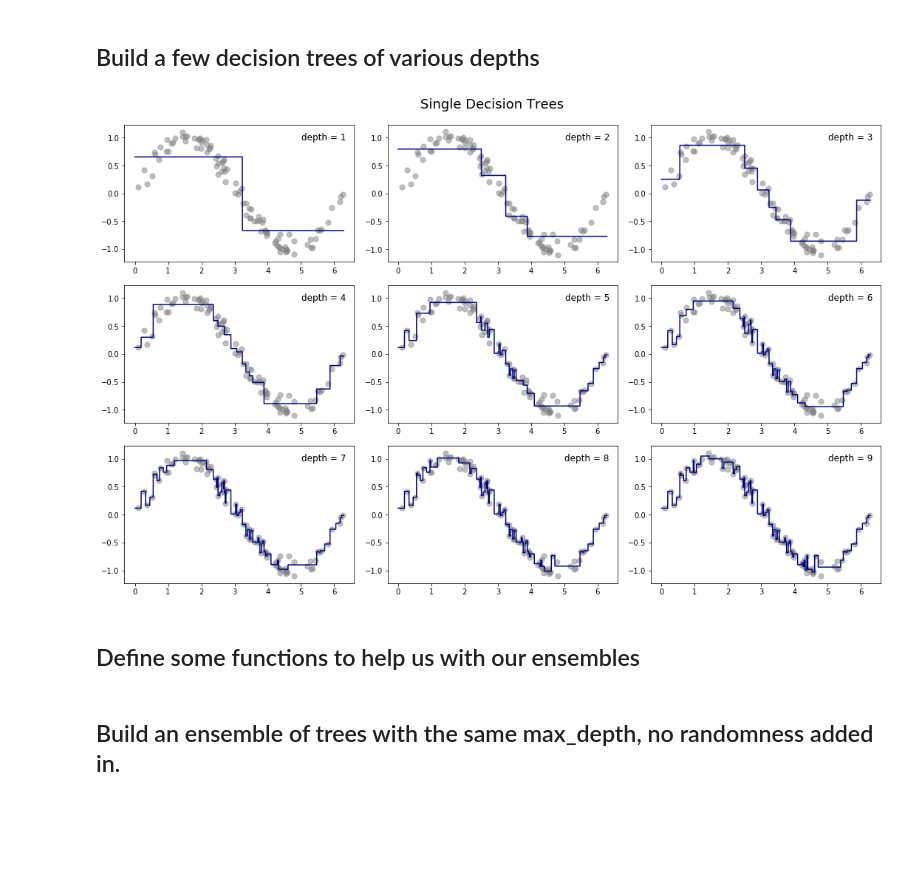
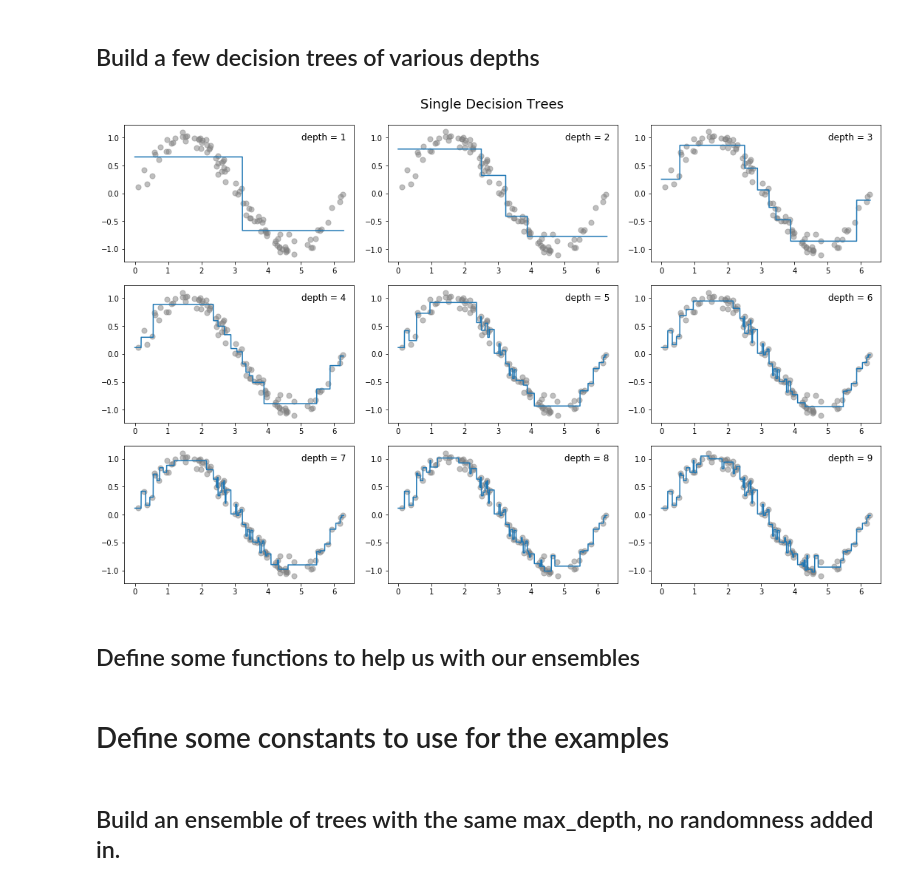
Before and after one commit to jmbuyck/articles, a Jupyter notebook: random_forest_regressor/RFR_Explained.ipynb, the cells around one changed output. Cells and saved outputs as stored; diff of their text form; code cells hidden in the pictures; blank space fills up the shorter version.

```diff
--- a/random_forest_regressor/RFR_Explained.ipynb
+++ b/random_forest_regressor/RFR_Explained.ipynb
@@ -50,35 +50,35 @@ X_model_plot = np.linspace(min_x, max_x, num=10000, endpoint=True)
 tree_count = 9
 
 # figure size to keep all of the subplots legible
 plt.figure(figsize=(15, 10))
 
 # get number of rows and cols for subplot to plot in a square grid
 subplot_dim = ceil(sqrt(tree_count))
 
 # we're going to build a total of num_trees, each at increasing depth
 for depth in range(tree_count):
     max_depth = depth + 1  # off by one due to range behavior
     single_tree = DecisionTreeRegressor(random_state=0, max_depth=max_depth)
     single_tree.fit(X.reshape(-1, 1), y)
     tree_depth = single_tree.get_depth()
 
     # generate the predictions for plotting the model
     y_model_plot = single_tree.predict(X_model_plot.reshape(-1, 1))
 
     plt.subplot(subplot_dim, subplot_dim, max_depth)
     plt.scatter(X, y, alpha=.5, c='gray', s=50)
 
-    plt.plot(X_model_plot, y_model_plot, c='darkblue', label=f'depth = {tree_depth}')
+    plt.plot(X_model_plot, y_model_plot, label=f'depth = {tree_depth}')
     plt.legend(handlelength=0, frameon=False, fontsize=12)
 
     # this keeps the plot margins tight, without messing up the suptitle! see top answer at:
     # https://stackoverflow.com/questions/8248467/matplotlib-tight-layout-doesnt-take-into-account-figure-suptitle
     plt.tight_layout(rect=[0, 0.03, 1, 0.95])
 
 plt.suptitle('Single Decision Trees', fontsize=18)
 plt.show()
 # %% [output]
-[figure, old version]
+[figure, new version]
 # %% [markdown]
 ## Define some functions to help us with our ensembles
 # %%
@@ -141,3 +141,5 @@ def ensemble_predict(X, trees):
 # # TODO erase later, for dev/debug only
 # y_hat_ensemble = ensemble_predict(np.array([1, 2, 3]), [single_tree, single_tree])
 # print(y_hat_ensemble)
+# %% [markdown]
+# Define some constants to use for the examples
```
Also changed, not shown: parts of 13 cells of this notebook.
